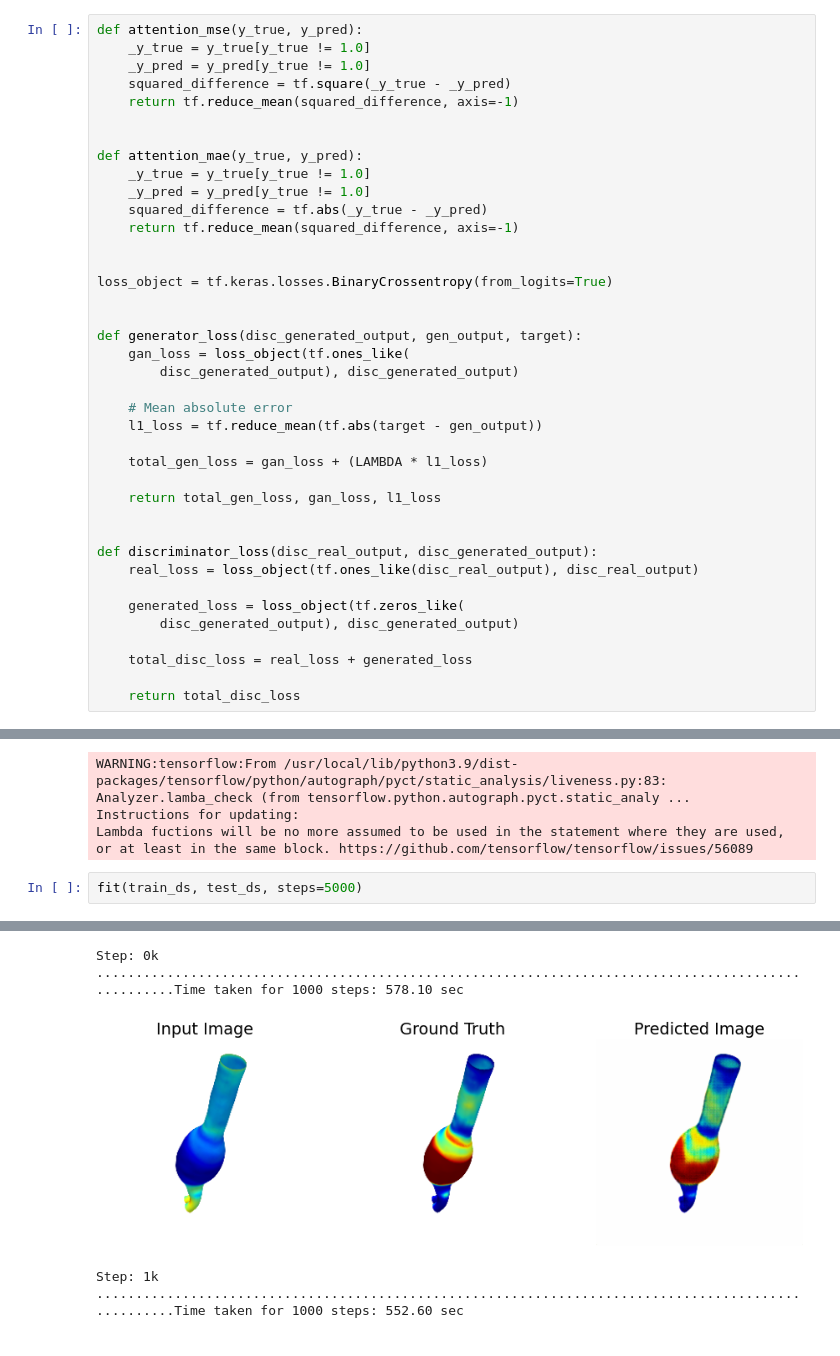
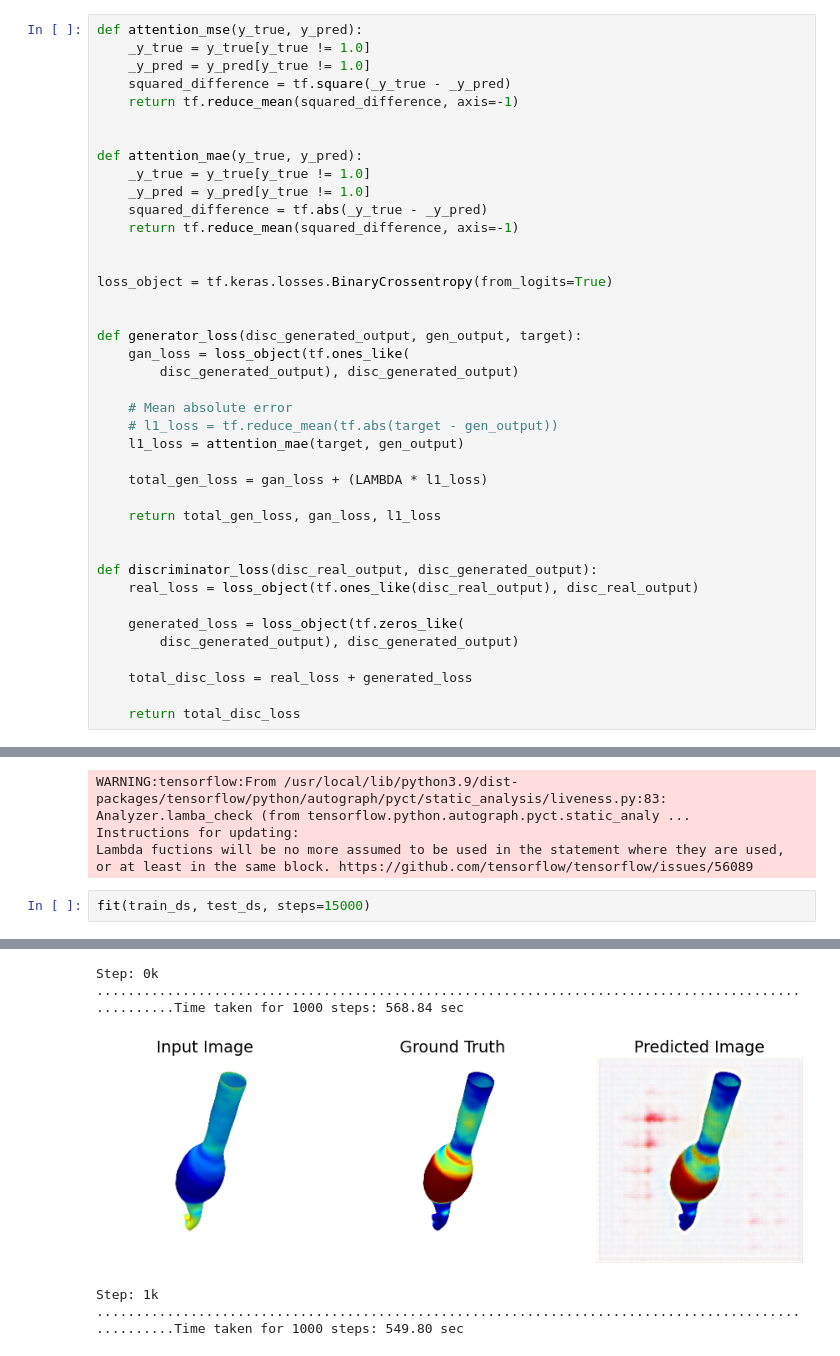
Before and after one commit to atick-faisal/MultiViewUNet-Aneurysm, a Jupyter notebook: src/colab/MultiViewPix2Pix.ipynb, the cells around one changed output, grey strips where cells are left out. Cells and saved outputs as stored; diff of their text form.

Commit message:
With attention loss lambda 1000 steps 15k

```diff
--- a/src/colab/MultiViewPix2Pix.ipynb
+++ b/src/colab/MultiViewPix2Pix.ipynb
@@ -289,7 +289,8 @@ def generator_loss(disc_generated_output, gen_output, target):
         disc_generated_output), disc_generated_output)
 
     # Mean absolute error
-    l1_loss = tf.reduce_mean(tf.abs(target - gen_output))
+    # l1_loss = tf.reduce_mean(tf.abs(target - gen_output))
+    l1_loss = attention_mae(target, gen_output)
 
     total_gen_loss = gan_loss + (LAMBDA * l1_loss)
 
@@ -467,5 +468,5 @@ WARNING:tensorflow:From /usr/local/lib/python3.9/dist-packages/tensorflow/python
 Instructions for updating:
 Lambda fuctions will be no more assumed to be used in the statement where they are used, or at least in the same block. https://github.com/tensorflow/tensorflow/issues/56089
 # %%
-fit(train_ds, test_ds, steps=5000)
+fit(train_ds, test_ds, steps=15000)
 # %% [output]
@@ -473,5 +474,5 @@ fit(train_ds, test_ds, steps=5000)
 Step: 0k
-....................................................................................................Time taken for 1000 steps: 578.10 sec
+....................................................................................................Time taken for 1000 steps: 568.84 sec
-[figure, old version]
+[figure, new version]
 Step: 1k
-....................................................................................................Time taken for 1000 steps: 552.60 sec
+....................................................................................................Time taken for 1000 steps: 549.80 sec
```
Also changed, not shown: parts of 5 cells of this notebook.
